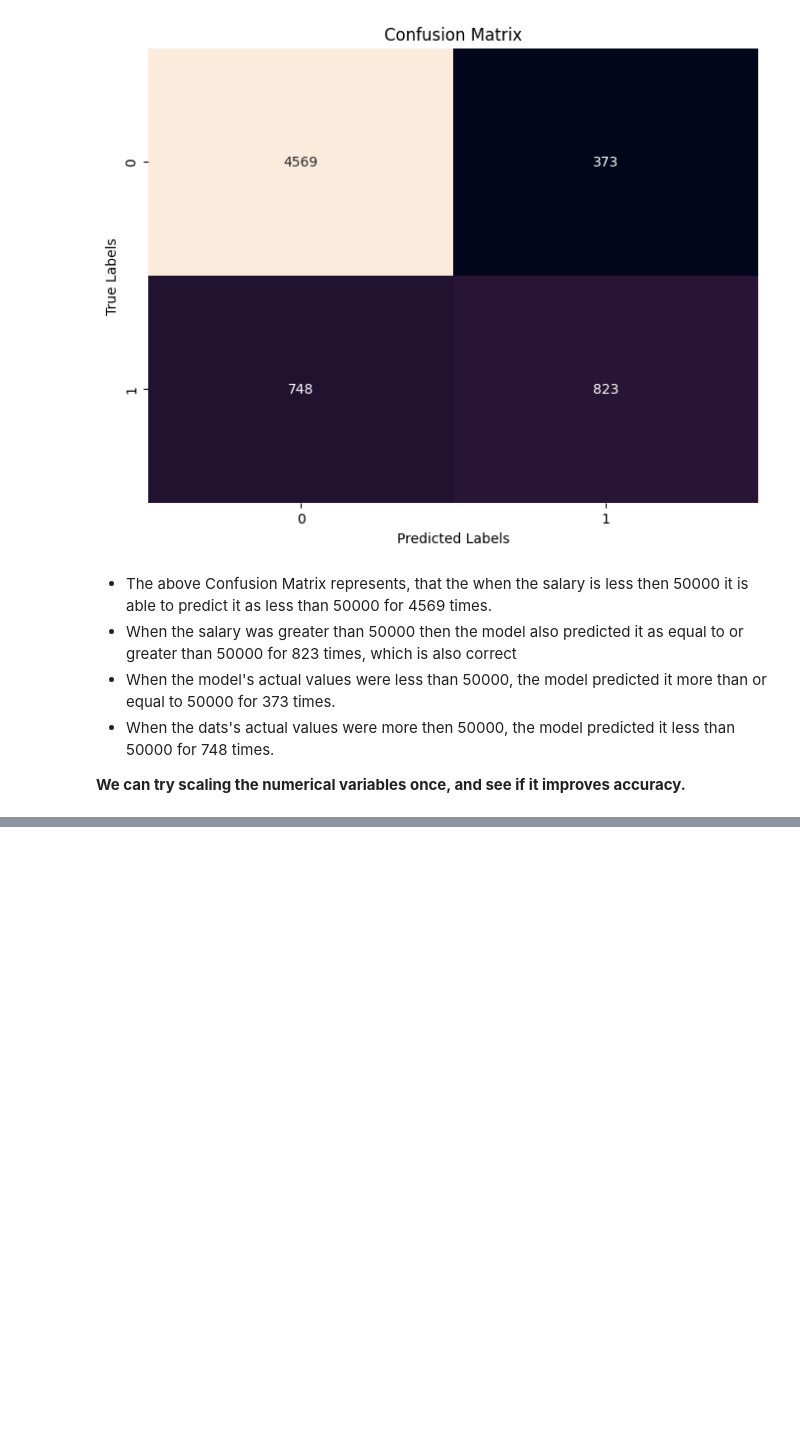
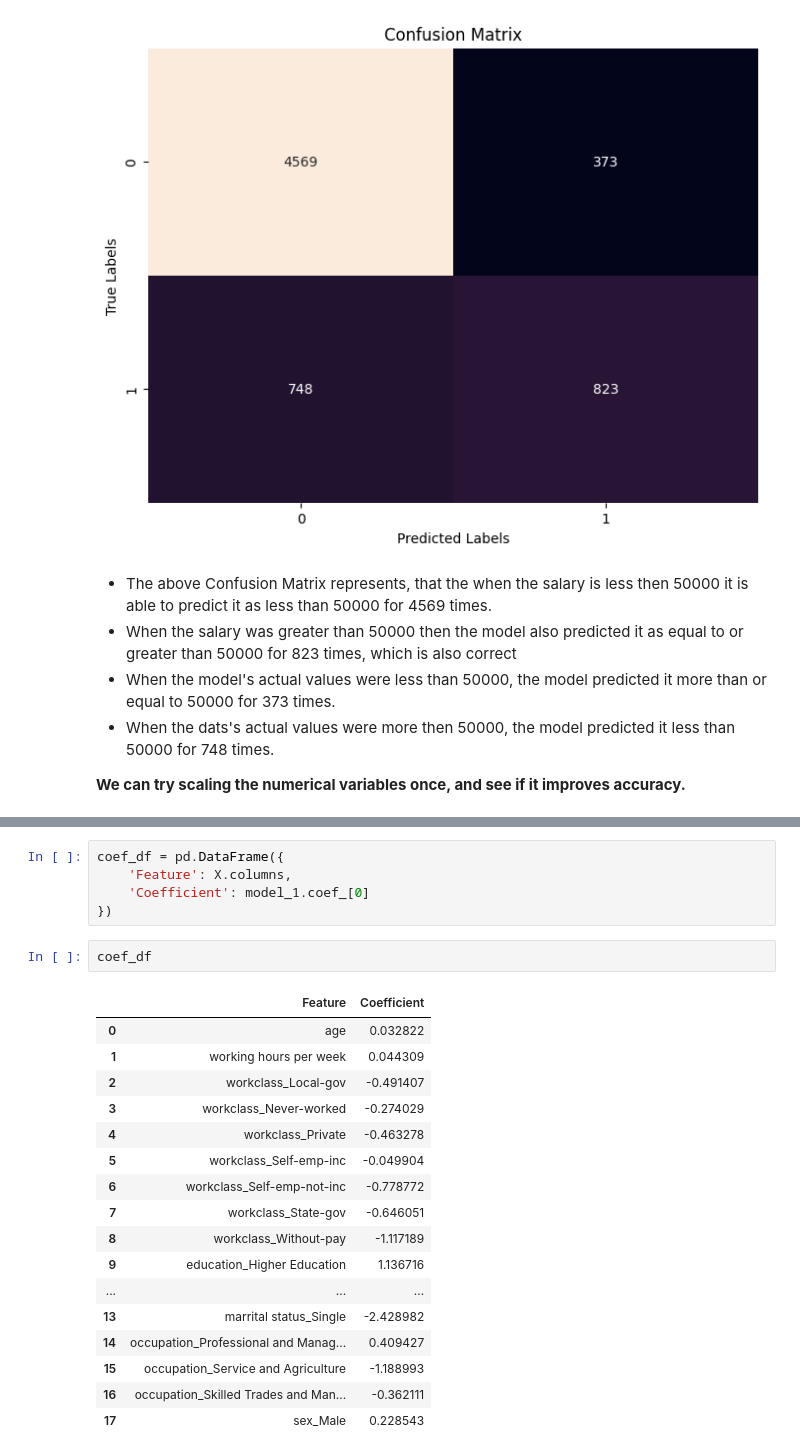
Before and after one commit to nikhil4859/Logistic-Regression, a Jupyter notebook: Salary_Prediction _Data.ipynb, the cells around one changed output, grey strips where cells are left out. Cells and saved outputs as stored; diff of their text form; blank space fills up the shorter version.

```diff
--- a/Salary_Prediction _Data.ipynb
+++ b/Salary_Prediction _Data.ipynb
@@ -737,0 +582,25 @@ weighted avg       0.58      0.76      0.65      6513
+# %%
+coef_df = pd.DataFrame({
+    'Feature': X.columns,
+    'Coefficient': model_1.coef_[0]
+})
+# %%
+coef_df
+# %% [output]
+|  | Feature | Coefficient |
+| 0 | age | 0.032822 |
+| 1 | working hours per week | 0.044309 |
+| 2 | workclass_Local-gov | -0.491407 |
+| 3 | workclass_Never-worked | -0.274029 |
+| 4 | workclass_Private | -0.463278 |
+| 5 | workclass_Self-emp-inc | -0.049904 |
+| 6 | workclass_Self-emp-not-inc | -0.778772 |
+| 7 | workclass_State-gov | -0.646051 |
+| 8 | workclass_Without-pay | -1.117189 |
+| 9 | education_Higher Education | 1.136716 |
+| ... | ... | ... |
+| 13 | marrital status_Single | -2.428982 |
+| 14 | occupation_Professional and Manag... | 0.409427 |
+| 15 | occupation_Service and Agriculture | -1.188993 |
+| 16 | occupation_Skilled Trades and Man... | -0.362111 |
+| 17 | sex_Male | 0.228543 |
```
Also changed, not shown: parts of 17 cells of this notebook.
